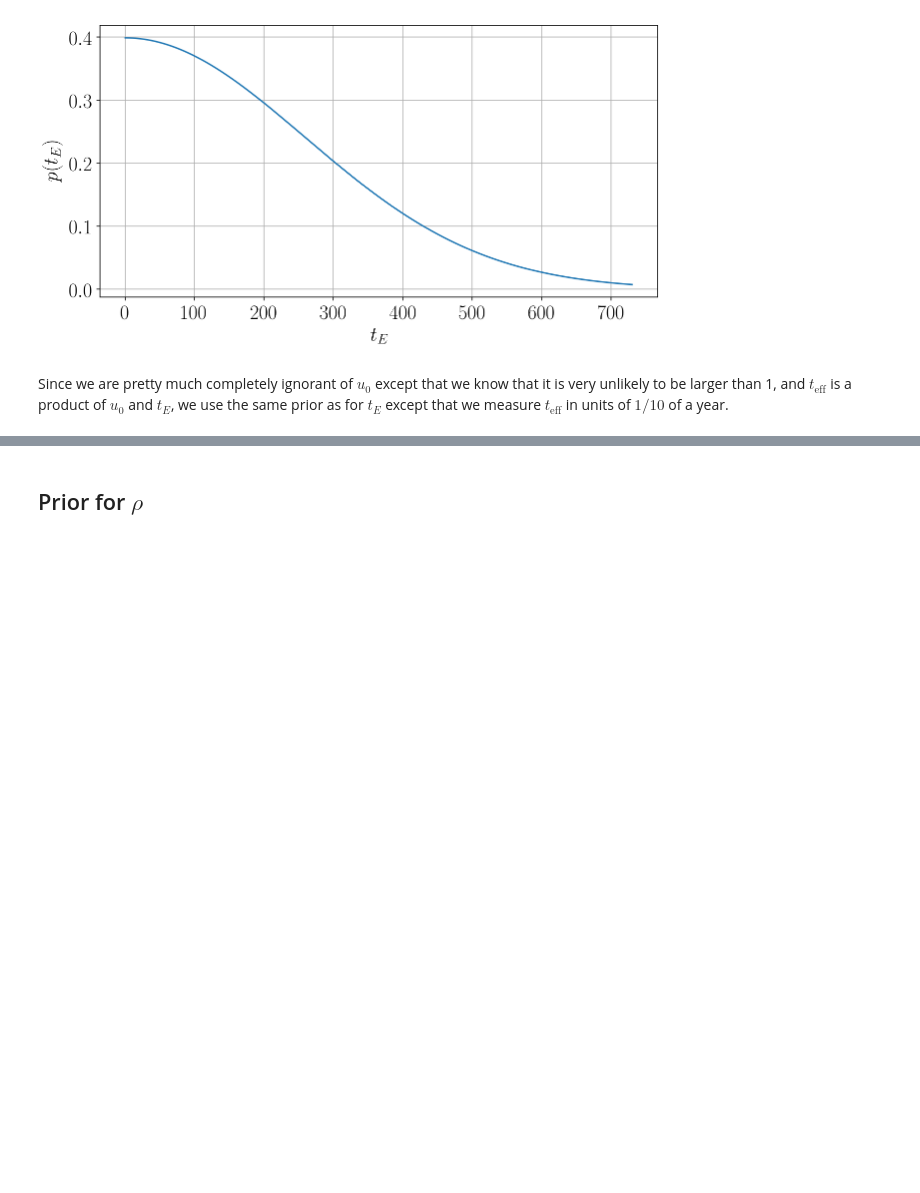
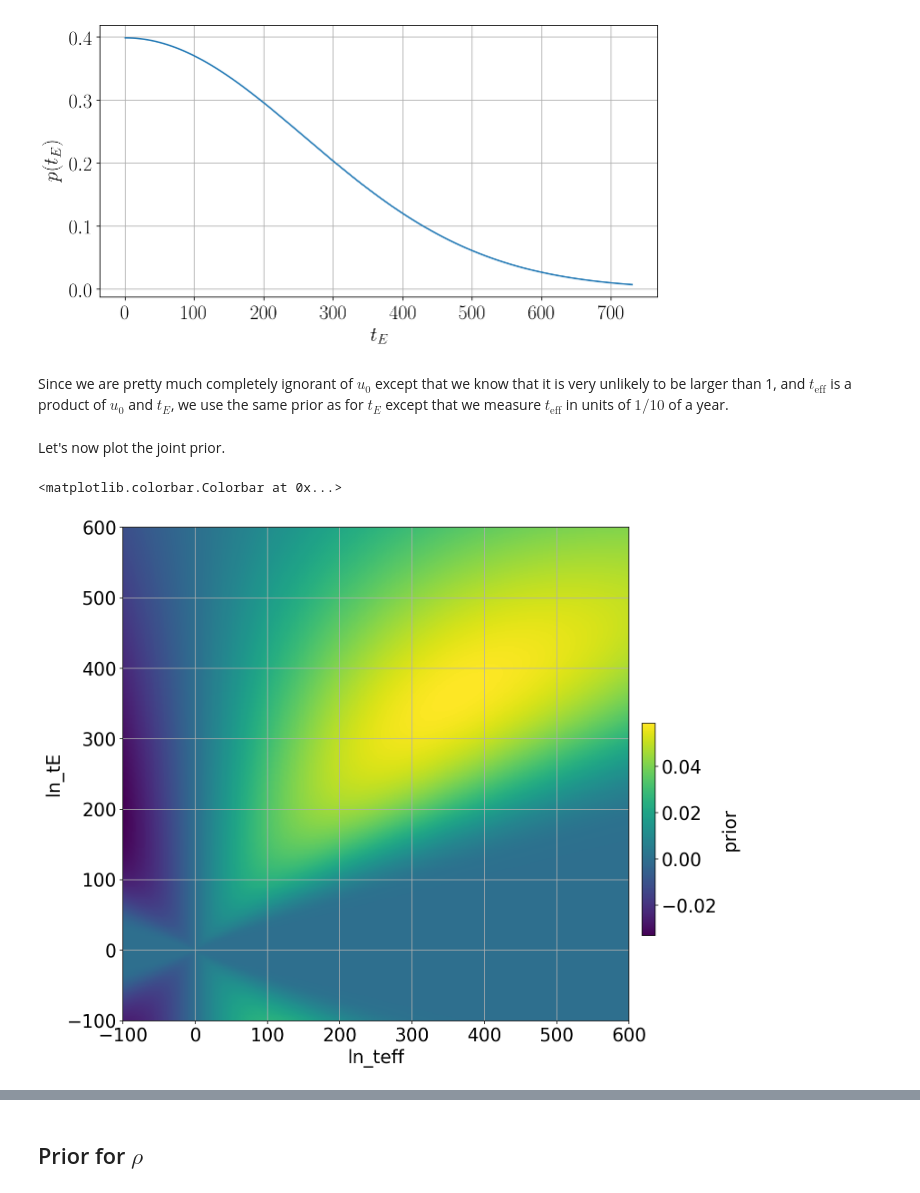
Before and after one commit to fbartolic/caustic, a Jupyter notebook: src/notebooks/priors_and_parametrization.ipynb, the cells around one changed output, grey strips where cells are left out. Saved outputs shown, nothing was run; the diff lists cells and outputs as text; code cells hidden in the pictures; blank space fills up the shorter version.

```diff
--- a/src/notebooks/priors_and_parametrization.ipynb
+++ b/src/notebooks/priors_and_parametrization.ipynb
@@ -5,7 +5,7 @@ import matplotlib as mpl
 import pandas as pd
 import VBBinaryLensing
 
-mpl.rc('text', usetex=True)
+mpl.rc('text', usetex=False)
 mpl.rcParams['axes.labelsize'] = 20
 mpl.rcParams['xtick.labelsize'] = 20
 mpl.rcParams['ytick.labelsize'] = 20
@@ -314,3 +314,39 @@ Text(0, 0.5, '$p(t_E)$')
 # %% [markdown]
 Since we are pretty much completely ignorant of $u_0$ except that we know that it is very unlikely to be larger than 1,  and $t_\textrm{eff}$ is a product of $u_0$ and $t_E$, we use the same prior as for $t_E$ except that
 we measure $t_\textrm{eff}$ in units of $1/10$ of a year.
+# %% [markdown]
+Let's now plot the joint prior.
+# %%
+n_lnteff = 500
+n_lntE = 500
+
+# Grid of parameters in (ln_sigma, ln_rho) subspace
+lnteff_grid, lntE_grid = np.meshgrid(np.linspace(0, 8, n_lnteff), np.linspace(0, 8, n_lntE))
+teff_grid, tE_grid = np.meshgrid(np.linspace(-100, 600, n_lnteff), np.linspace(-100, 600, n_lntE))
+
+joint_prior_grid = np.zeros((n_lntE, n_lnteff))
+
+for i in range(n_lntE):
+    for j in range(n_lnteff):
+#         tE = np.exp(lntE_grid[i, j])
+#         teff = np.exp(lnteff_grid[i, j])
+        tE = tE_grid[i, j]
+        teff = teff_grid[i, j]
+        u0 = teff/tE
+        sig_tE = 365.
+        sig_u0 = 1.
+        joint_prior_grid[i, j] = teff/(2*np.pi*sig_tE*sig_u0)*np.exp(-0.5*(u0**2/sig_u0**2 + tE**2/sig_tE**2))
+# %%
+fig, ax = plt.subplots(figsize=(10,10))
+
+colormap = ax.pcolormesh(teff_grid, tE_grid, joint_prior_grid)
+
+ax.grid()
+ax.set_xlabel('ln_teff')
+ax.set_ylabel('ln_tE')
+cbar = plt.axes([0.92, 0.255, .02, .325])
+
+fig.colorbar(colormap, cax=cbar, label='prior')
+# %% [output]
+<matplotlib.colorbar.Colorbar at 0x...>
+[figure, added]
```
Also changed, not shown: parts of 1 cell of this notebook, 8 other files.
